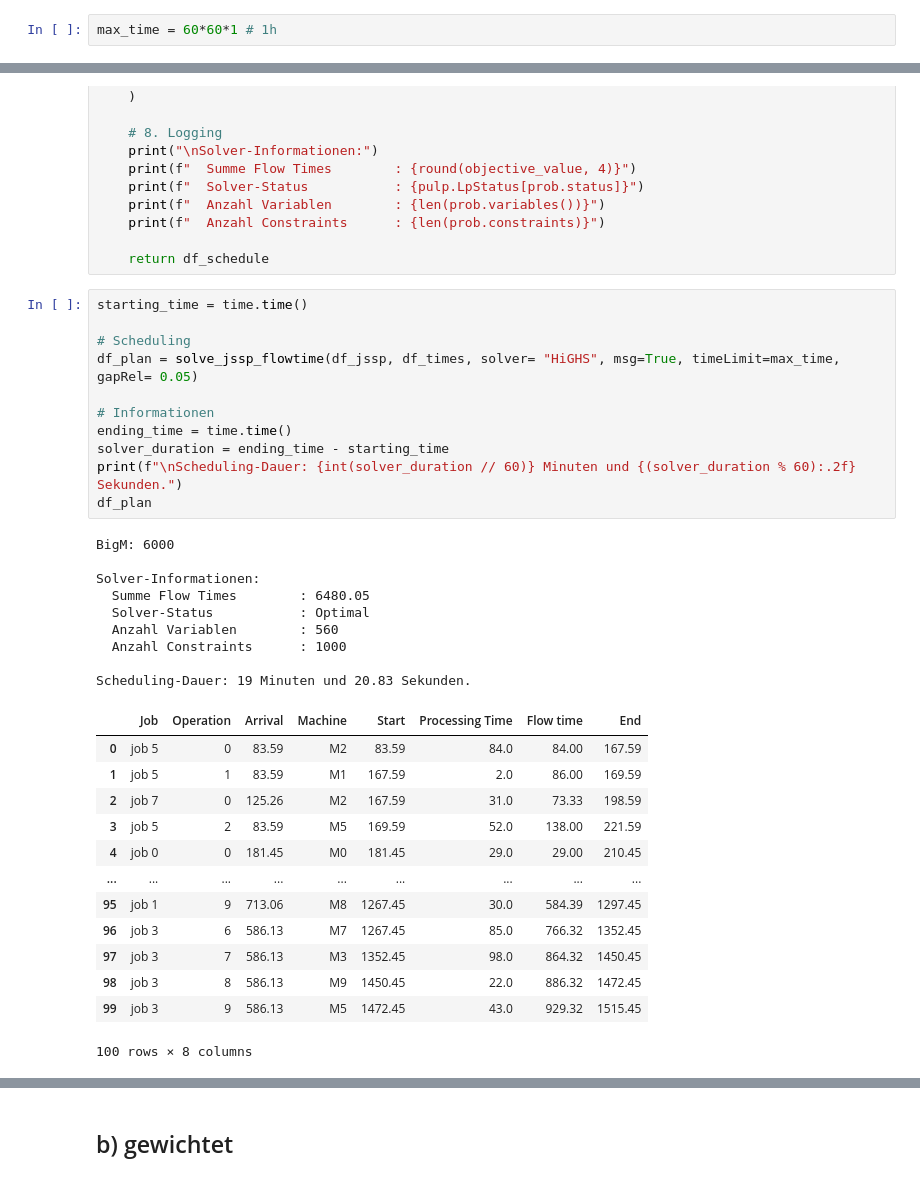
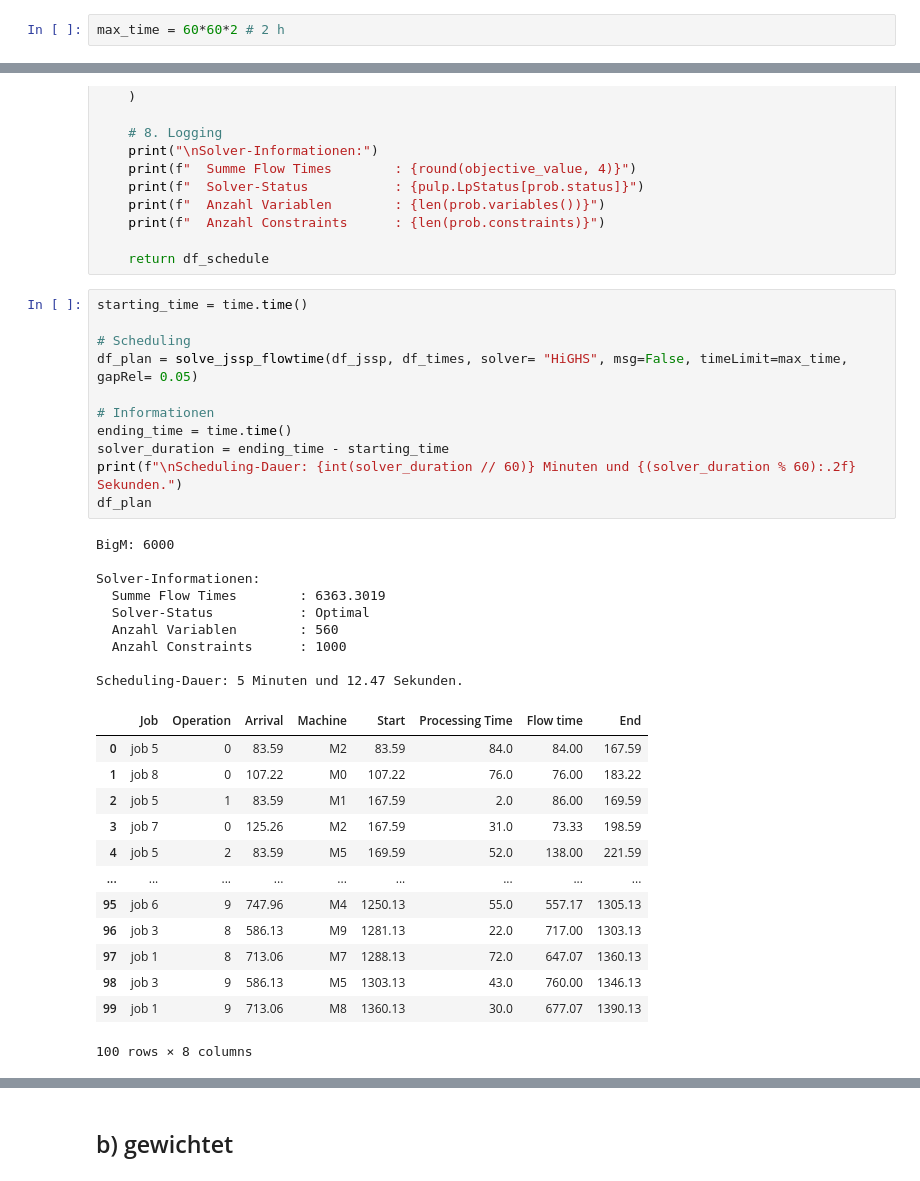
Before and after one commit to konrad-adamski/HTWD_JobShop_Rescheduling, a Jupyter notebook: 01_Scheduling_with_Arrival/03_Flowtime.ipynb, the cells around one changed output, grey strips where cells are left out. Drawn from its saved outputs; the diff is of its cells as text.

```diff
--- a/01_Scheduling_with_Arrival/03_Flowtime.ipynb
+++ b/01_Scheduling_with_Arrival/03_Flowtime.ipynb
@@ -43,7 +43,7 @@ df_times
 | 8 | job 1 | 713.06 |
 | 9 | job 6 | 747.96 |
 # %%
-max_time = 60*60*1 # 1h
+max_time = 60*60*2 # 2 h
 # %% [markdown]
 ## a) einfach
 # %%
@@ -185,36 +185,36 @@ def solve_jssp_flowtime(df_jssp: pd.DataFrame, df_arrivals: pd.DataFrame, solver
 # %%
 starting_time = time.time()
 
 # Scheduling
-df_plan = solve_jssp_flowtime(df_jssp, df_times, solver= "HiGHS", msg=True, timeLimit=max_time, gapRel= 0.05)
+df_plan = solve_jssp_flowtime(df_jssp, df_times, solver= "HiGHS", msg=False, timeLimit=max_time, gapRel= 0.05)
 
 # Informationen
 ending_time = time.time()
 solver_duration = ending_time - starting_time
 print(f"\nScheduling-Dauer: {int(solver_duration // 60)} Minuten und {(solver_duration % 60):.2f} Sekunden.")
 df_plan
 # %% [output]
 BigM: 6000
 
 Solver-Informationen:
-  Summe Flow Times        : 6480.05
+  Summe Flow Times        : 6363.3019
   Solver-Status           : Optimal
   Anzahl Variablen        : 560
   Anzahl Constraints      : 1000
 
-Scheduling-Dauer: 19 Minuten und 20.83 Sekunden.
+Scheduling-Dauer: 5 Minuten und 12.47 Sekunden.
 |  | Job | Operation | Arrival | Machine | Start | Processing Time | Flow time | End |
 | 0 | job 5 | 0 | 83.59 | M2 | 83.59 | 84.0 | 84.00 | 167.59 |
-| 1 | job 5 | 1 | 83.59 | M1 | 167.59 | 2.0 | 86.00 | 169.59 |
-| 2 | job 7 | 0 | 125.26 | M2 | 167.59 | 31.0 | 73.33 | 198.59 |
-| 3 | job 5 | 2 | 83.59 | M5 | 169.59 | 52.0 | 138.00 | 221.59 |
-| 4 | job 0 | 0 | 181.45 | M0 | 181.45 | 29.0 | 29.00 | 210.45 |
+| 1 | job 8 | 0 | 107.22 | M0 | 107.22 | 76.0 | 76.00 | 183.22 |
+| 2 | job 5 | 1 | 83.59 | M1 | 167.59 | 2.0 | 86.00 | 169.59 |
+| 3 | job 7 | 0 | 125.26 | M2 | 167.59 | 31.0 | 73.33 | 198.59 |
+| 4 | job 5 | 2 | 83.59 | M5 | 169.59 | 52.0 | 138.00 | 221.59 |
 | ... | ... | ... | ... | ... | ... | ... | ... | ... |
-| 95 | job 1 | 9 | 713.06 | M8 | 1267.45 | 30.0 | 584.39 | 1297.45 |
-| 96 | job 3 | 6 | 586.13 | M7 | 1267.45 | 85.0 | 766.32 | 1352.45 |
-| 97 | job 3 | 7 | 586.13 | M3 | 1352.45 | 98.0 | 864.32 | 1450.45 |
-| 98 | job 3 | 8 | 586.13 | M9 | 1450.45 | 22.0 | 886.32 | 1472.45 |
-| 99 | job 3 | 9 | 586.13 | M5 | 1472.45 | 43.0 | 929.32 | 1515.45 |
+| 95 | job 6 | 9 | 747.96 | M4 | 1250.13 | 55.0 | 557.17 | 1305.13 |
+| 96 | job 3 | 8 | 586.13 | M9 | 1281.13 | 22.0 | 717.00 | 1303.13 |
+| 97 | job 1 | 8 | 713.06 | M7 | 1288.13 | 72.0 | 647.07 | 1360.13 |
+| 98 | job 3 | 9 | 586.13 | M5 | 1303.13 | 43.0 | 760.00 | 1346.13 |
+| 99 | job 1 | 9 | 713.06 | M8 | 1360.13 | 30.0 | 677.07 | 1390.13 |
 100 rows × 8 columns
 # %%
 show.plot_gantt_jobs(df_plan)
```
Also changed, not shown: parts of 5 cells of this notebook, 1 other file.
